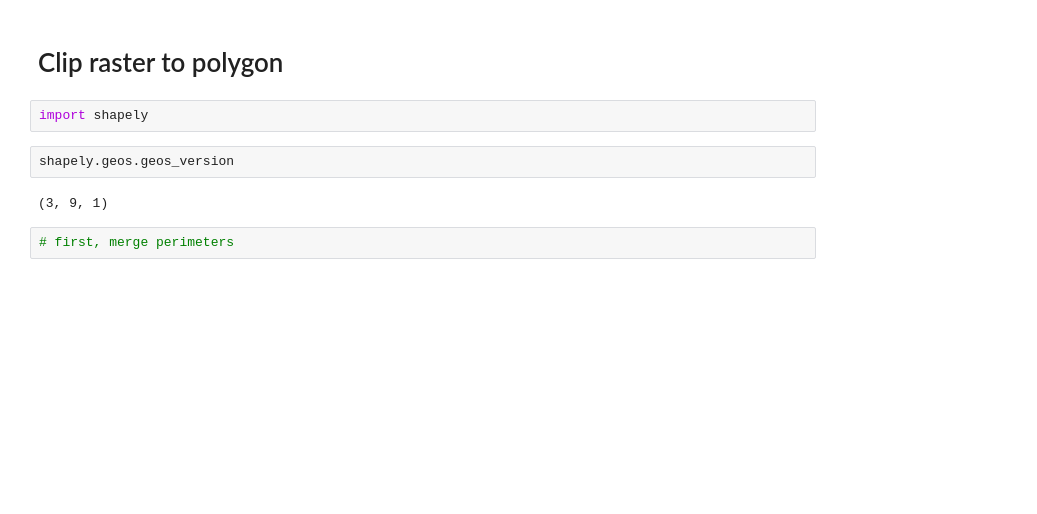
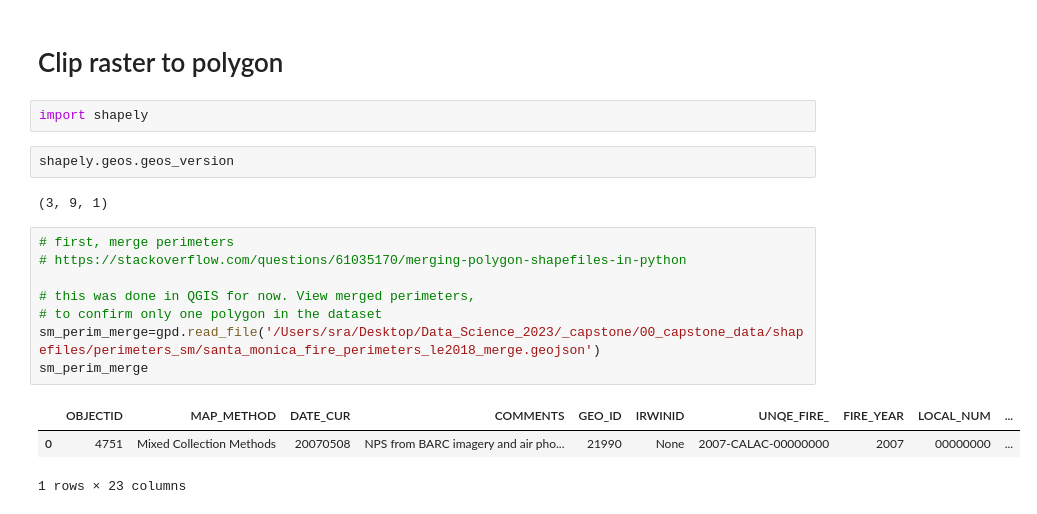
Before and after one commit to sralter/classifire, a Jupyter notebook: 01_capstone_notebooks/alter_samuel_capstone_satimagery.ipynb, the cells around one changed output. Cells and saved outputs as stored; diff of their text form; blank space fills up the shorter version.

```diff
--- a/01_capstone_notebooks/alter_samuel_capstone_satimagery.ipynb
+++ b/01_capstone_notebooks/alter_samuel_capstone_satimagery.ipynb
@@ -151,3 +152,13 @@ shapely.geos.geos_version
 (3, 9, 1)
 # %%
 # first, merge perimeters
+# https://stackoverflow.com/questions/61035170/merging-polygon-shapefiles-in-python
+
+# this was done in QGIS for now. View merged perimeters,
+# to confirm only one polygon in the dataset
+sm_perim_merge=gpd.read_file('/Users/sra/Desktop/Data_Science_2023/_capstone/00_capstone_data/shapefiles/perimeters_sm/santa_monica_fire_perimeters_le2018_merge.geojson')
+sm_perim_merge
+# %% [output]
+|  | OBJECTID | MAP_METHOD | DATE_CUR | COMMENTS | GEO_ID | IRWINID | UNQE_FIRE_ | FIRE_YEAR | LOCAL_NUM | ... |
+| 0 | 4751 | Mixed Collection Methods | 20070508 | NPS from BARC imagery and air pho... | 21990 | None | 2007-CALAC-00000000 | 2007 | 00000000 | ... |
+1 rows × 23 columns
```
Also changed, not shown: parts of 11 cells of this notebook, 5 other files.
